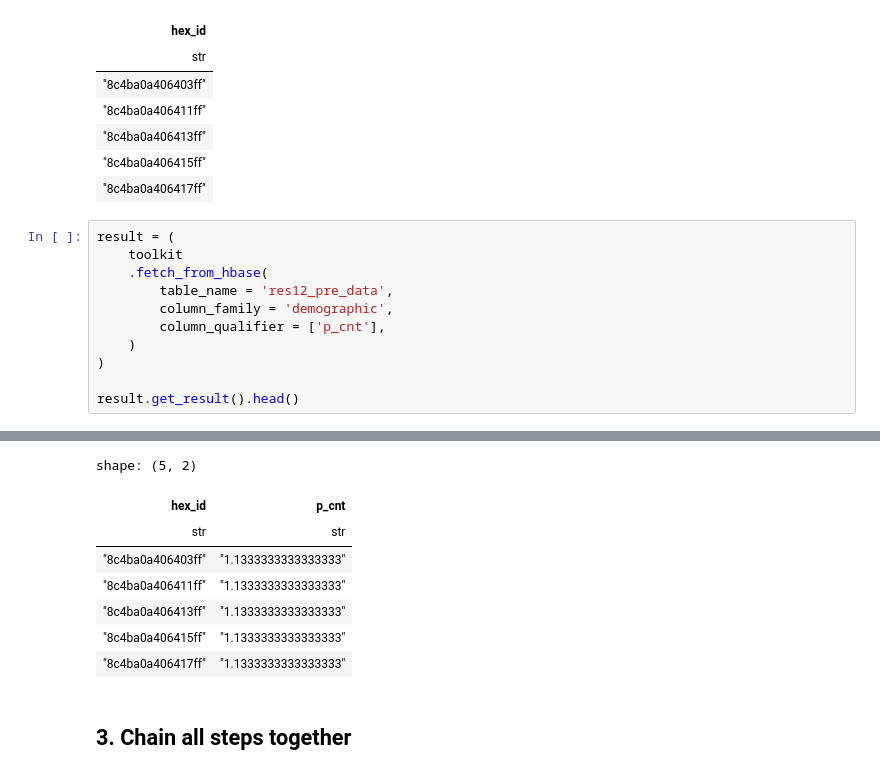
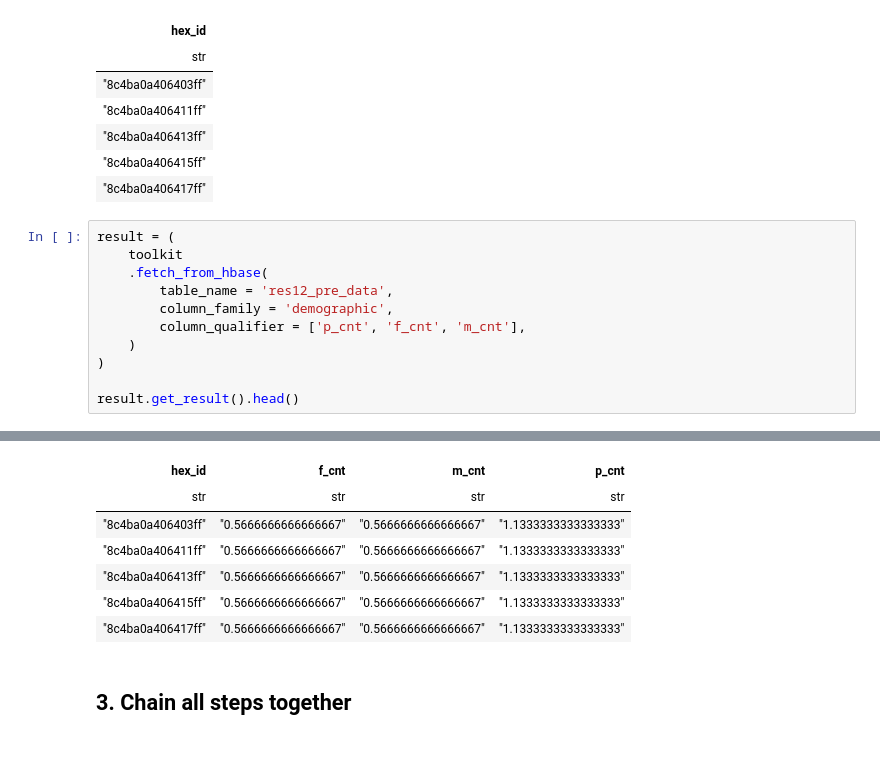
Before and after one commit to CityScience-TaipeiTech/h3_aggregation, a Jupyter notebook: docs/source/usage/03_hbase_data.ipynb, the cells around one changed output, grey strips where cells are left out. Saved outputs shown, nothing was run; the diff lists cells and outputs as text.

```diff
--- a/docs/source/usage/03_hbase_data.ipynb
+++ b/docs/source/usage/03_hbase_data.ipynb
@@ -69,7 +69,7 @@ result = (
     .fetch_from_hbase(
         table_name = 'res12_pre_data',
         column_family = 'demographic',
-        column_qualifier = ['p_cnt'],
+        column_qualifier = ['p_cnt', 'f_cnt', 'm_cnt'],
     )
 )
 
@@ -84,11 +79,10 @@ WARNING:root:Retry 3/3 failed for data chunk
-shape: (5, 2)
-| hex_id | p_cnt |
-| str | str |
-| "8c4ba0a406403ff" | "1.1333333333333333" |
-| "8c4ba0a406411ff" | "1.1333333333333333" |
-| "8c4ba0a406413ff" | "1.1333333333333333" |
-| "8c4ba0a406415ff" | "1.1333333333333333" |
-| "8c4ba0a406417ff" | "1.1333333333333333" |
+| hex_id | f_cnt | m_cnt | p_cnt |
+| str | str | str | str |
+| "8c4ba0a406403ff" | "0.5666666666666667" | "0.5666666666666667" | "1.1333333333333333" |
+| "8c4ba0a406411ff" | "0.5666666666666667" | "0.5666666666666667" | "1.1333333333333333" |
+| "8c4ba0a406413ff" | "0.5666666666666667" | "0.5666666666666667" | "1.1333333333333333" |
+| "8c4ba0a406415ff" | "0.5666666666666667" | "0.5666666666666667" | "1.1333333333333333" |
+| "8c4ba0a406417ff" | "0.5666666666666667" | "0.5666666666666667" | "1.1333333333333333" |
 # %% [markdown]
 ## 3. Chain all steps together
 # %%
```
Also changed, not shown: parts of 3 cells of this notebook, 1 other file.
